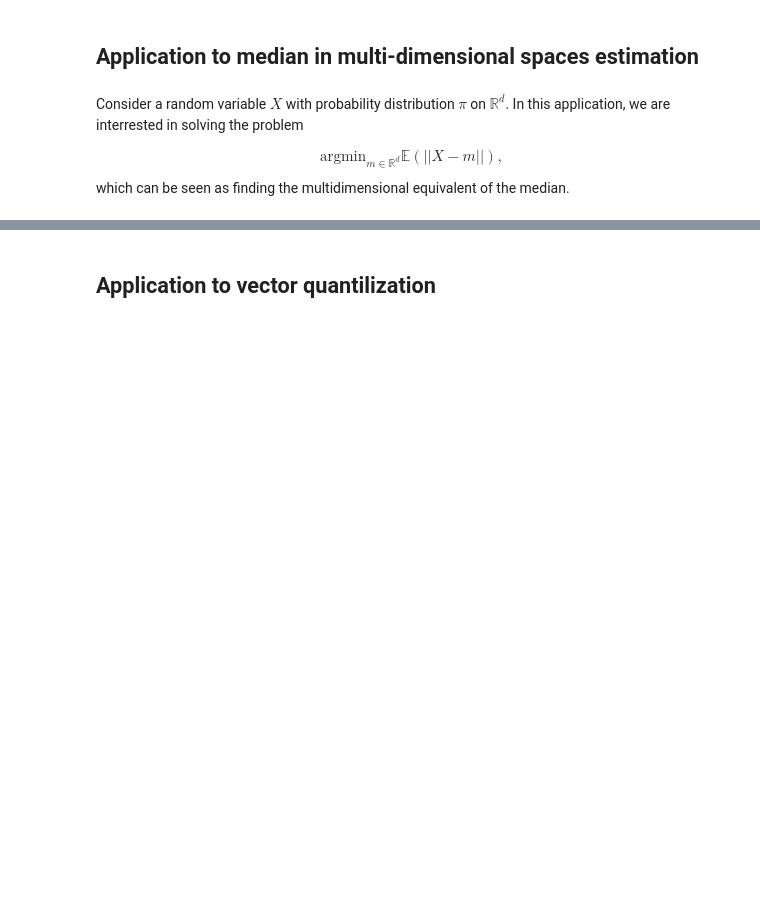
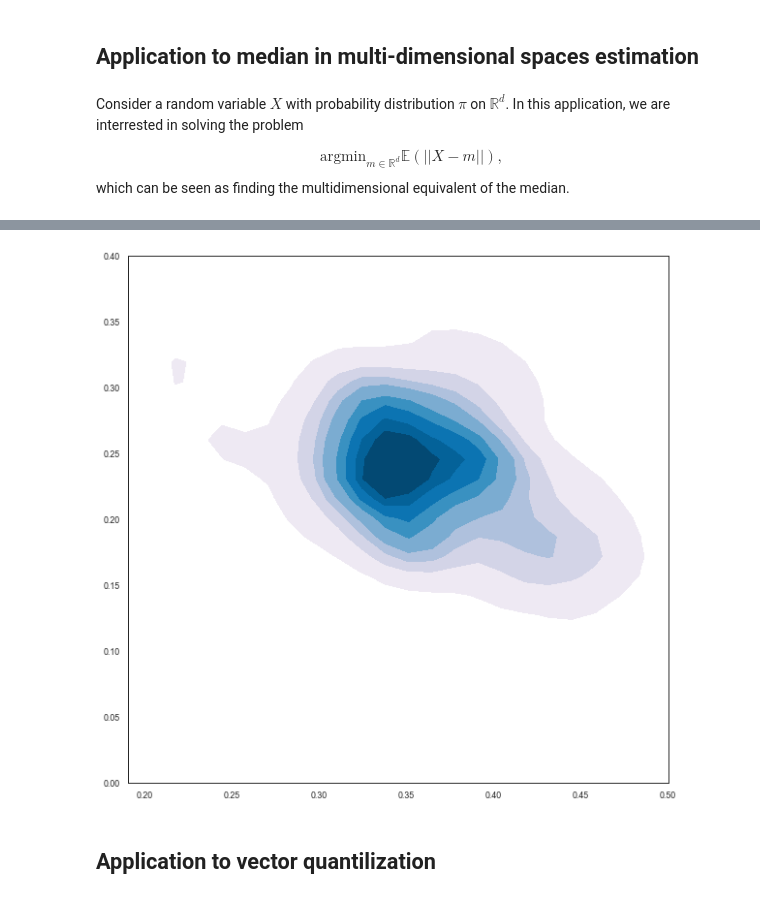
Before and after one commit to LinusBleistein/compstat_20-21, a Jupyter notebook: stocapprox.ipynb, the cells around one changed output, grey strips where cells are left out. Cells and saved outputs as stored; diff of their text form; code cells hidden in the pictures; blank space fills up the shorter version.

```diff
--- a/stocapprox.ipynb
+++ b/stocapprox.ipynb
@@ -144,2 +258,15 @@ plt.show()
+# %%
+sns.set_style('white')
+sns.set_context('paper')
+
+f,ax=plt.subplots(figsize=(10,10))
+ax = sns.kdeplot(thetas[:,0],thetas[:,1], shade = True, cmap = "PuBu")
+ax.patch.set_facecolor('white')
+ax.collections[0].set_alpha(0)
+ax.set_xlim(0.19,0.5)
+ax.set_ylim(0,0.4)
+plt.show()
+# %% [output]
+[figure, added]
 # %% [markdown]
 ## Application to vector quantilization
```
Also changed, not shown: parts of 27 cells of this notebook.
